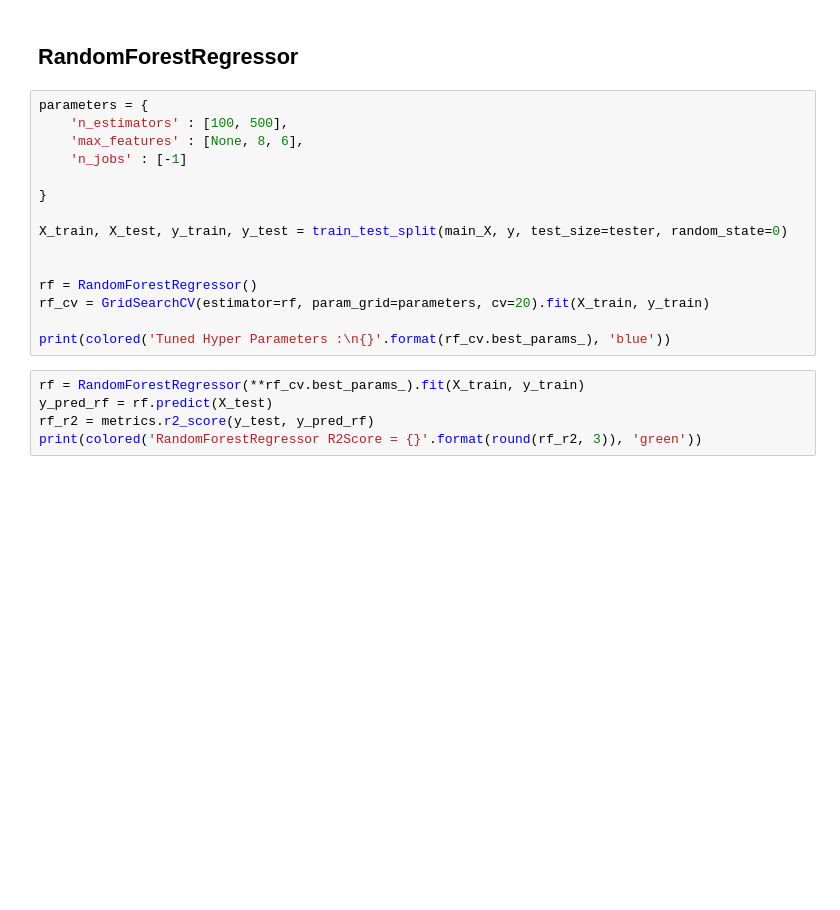
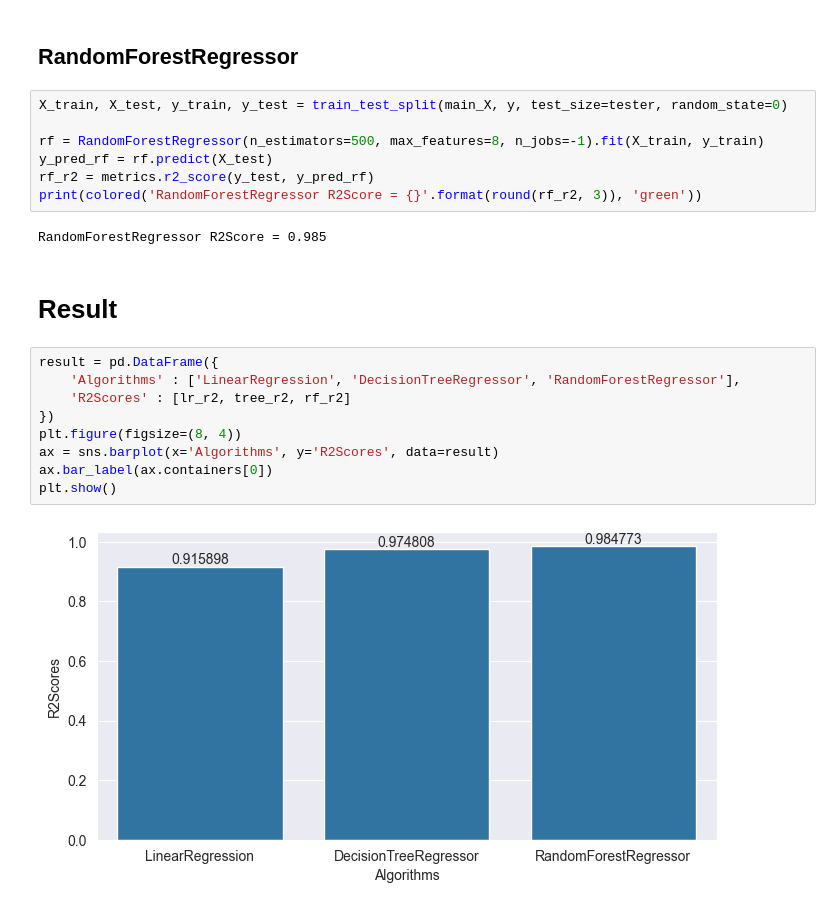
Before and after one commit to NimaPourmoradi/AirLinePrice, a Jupyter notebook: AirLinePrice.ipynb, the cells around one changed output. Cells and saved outputs as stored; diff of their text form; blank space fills up the shorter version.

```diff
--- a/AirLinePrice.ipynb
+++ b/AirLinePrice.ipynb
@@ -601,22 +643,24 @@ DecisionTreeRegressor R2Score = 0.975
 # %% [markdown]
 ## RandomForestRegressor
 # %%
-parameters = {
-    'n_estimators' : [100, 500],
-    'max_features' : [None, 8, 6],
-    'n_jobs' : [-1]
-
-}
-
 X_train, X_test, y_train, y_test = train_test_split(main_X, y, test_size=tester, random_state=0)
 
-
-rf = RandomForestRegressor()
-rf_cv = GridSearchCV(estimator=rf, param_grid=parameters, cv=20).fit(X_train, y_train)
-
-print(colored('Tuned Hyper Parameters :\n{}'.format(rf_cv.best_params_), 'blue'))
+rf = RandomForestRegressor(n_estimators=500, max_features=8, n_jobs=-1).fit(X_train, y_train)
+y_pred_rf = rf.predict(X_test)
+rf_r2 = metrics.r2_score(y_test, y_pred_rf)
+print(colored('RandomForestRegressor R2Score = {}'.format(round(rf_r2, 3)), 'green'))
+# %% [output]
+RandomForestRegressor R2Score = 0.985
-# %%
-rf = RandomForestRegressor(**rf_cv.best_params_).fit(X_train, y_train)
-y_pred_rf = rf.predict(X_test)
-rf_r2 = metrics.r2_score(y_test, y_pred_rf)
-print(colored('RandomForestRegressor R2Score = {}'.format(round(rf_r2, 3)), 'green'))
+# %% [markdown]
+# Result
+# %%
+result = pd.DataFrame({
+    'Algorithms' : ['LinearRegression', 'DecisionTreeRegressor', 'RandomForestRegressor'],
+    'R2Scores' : [lr_r2, tree_r2, rf_r2]
+})
+plt.figure(figsize=(8, 4))
+ax = sns.barplot(x='Algorithms', y='R2Scores', data=result)
+ax.bar_label(ax.containers[0])
+plt.show()
+# %% [output]
+[figure, added]
```
Also changed, not shown: parts of 10 cells of this notebook.
